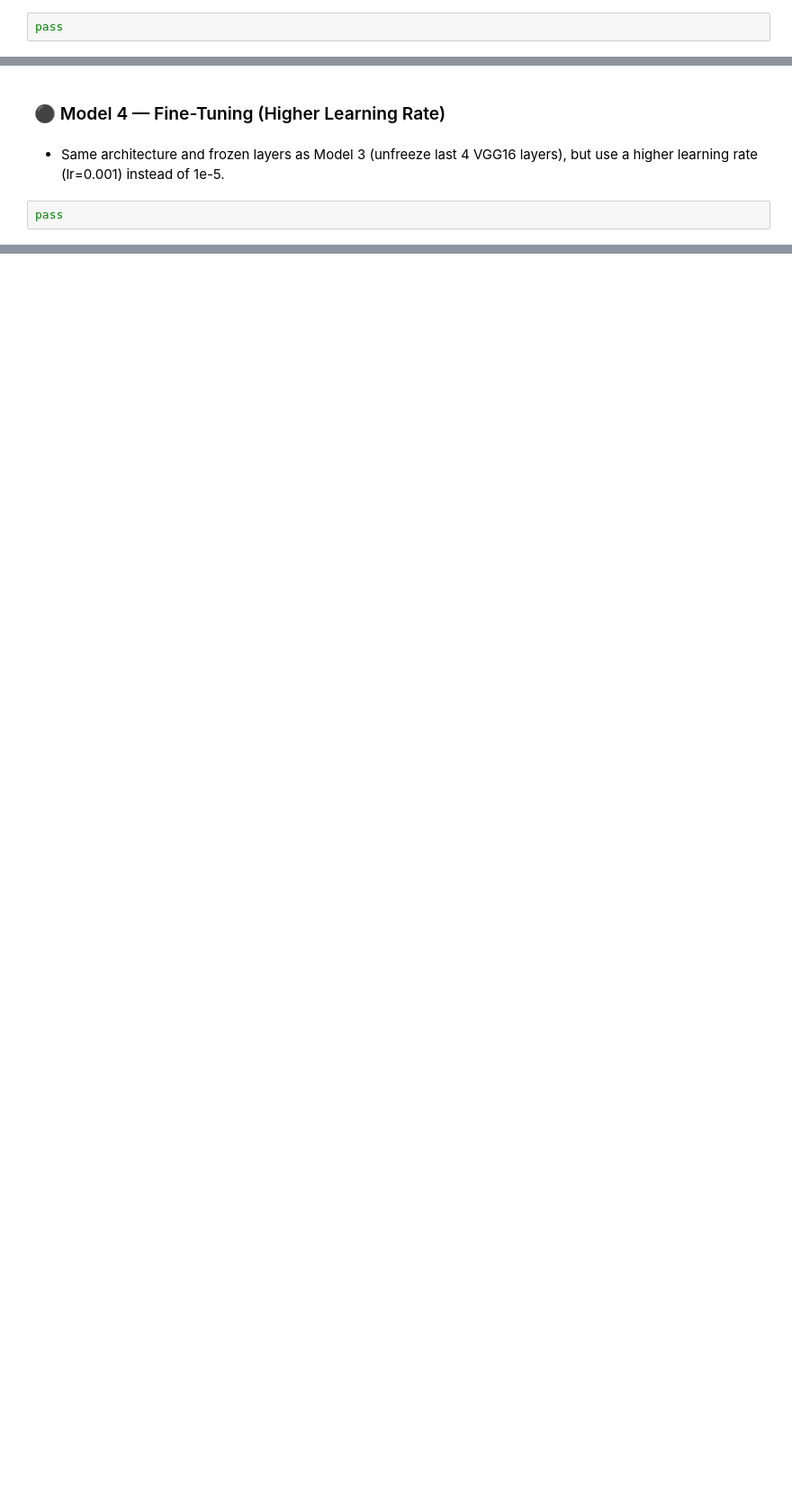
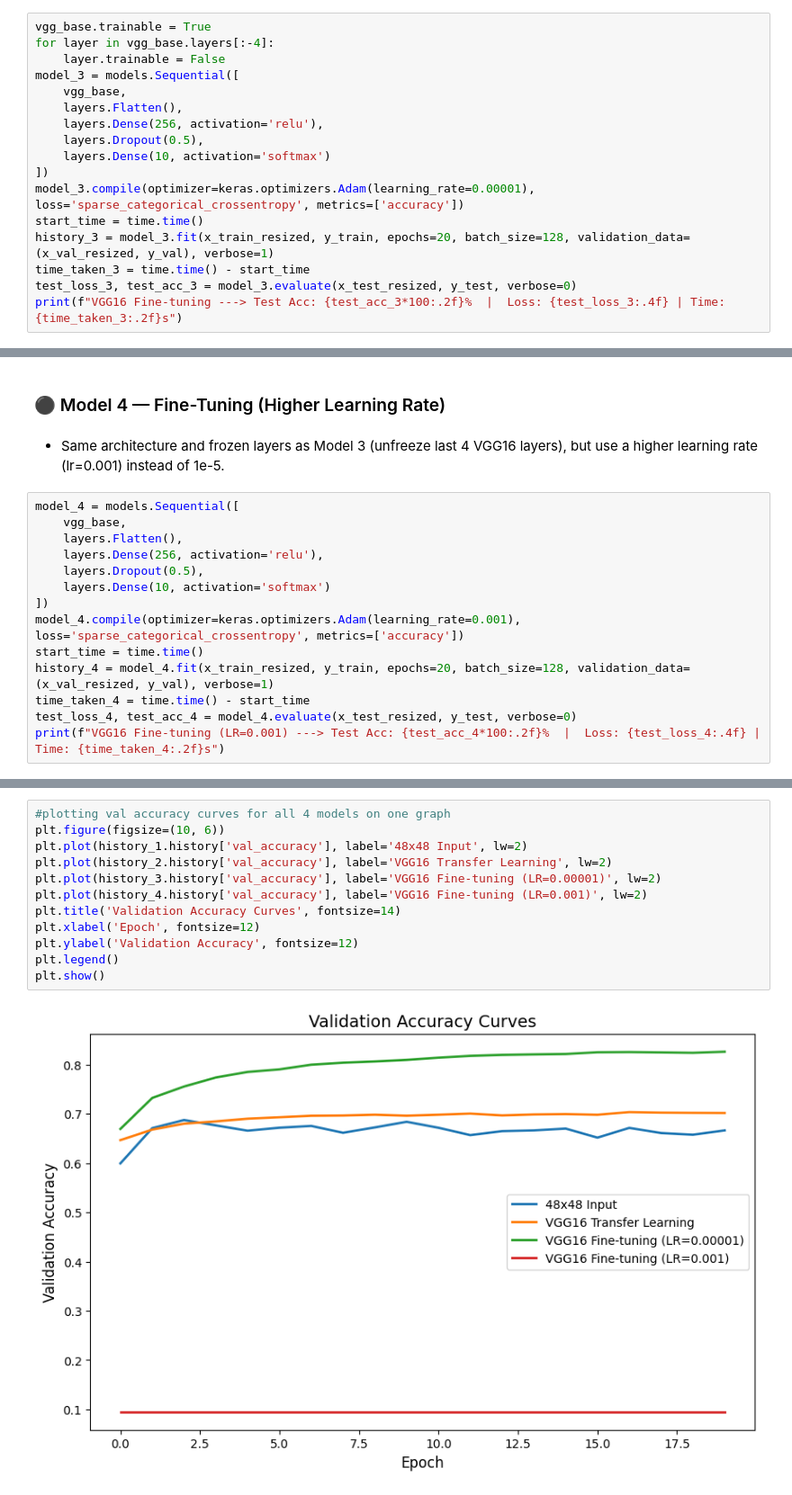
Before and after one commit to Youssef-Elhelw/CIFAR10-CNN-Optimization, a Jupyter notebook: 20230499_20230596_20230709_CNN_Assignment.ipynb, the cells around one changed output, grey strips where cells are left out. Shown at 90% size. Cells and saved outputs as stored; diff of their text form; blank space fills up the shorter version.

```diff
--- a/20230499_20230596_20230709_CNN_Assignment.ipynb
+++ b/20230499_20230596_20230709_CNN_Assignment.ipynb
@@ -561,4 +620,19 @@ pass
 
 - Use a LOWER learning rate (1e-5) to avoid destroying the pre-trained weights.
 # %%
-pass
+vgg_base.trainable = True
+for layer in vgg_base.layers[:-4]:
+    layer.trainable = False
+model_3 = models.Sequential([
+    vgg_base,
+    layers.Flatten(),
+    layers.Dense(256, activation='relu'),
+    layers.Dropout(0.5),
+    layers.Dense(10, activation='softmax')
+])
+model_3.compile(optimizer=keras.optimizers.Adam(learning_rate=0.00001), loss='sparse_categorical_crossentropy', metrics=['accuracy'])
+start_time = time.time()
+history_3 = model_3.fit(x_train_resized, y_train, epochs=20, batch_size=128, validation_data=(x_val_resized, y_val), verbose=1)
+time_taken_3 = time.time() - start_time
+test_loss_3, test_acc_3 = model_3.evaluate(x_test_resized, y_test, verbose=0)
+print(f"VGG16 Fine-tuning ---> Test Acc: {test_acc_3*100:.2f}%  |  Loss: {test_loss_3:.4f} | Time: {time_taken_3:.2f}s")
@@ -567,4 +659,16 @@ pass
 # %% [markdown]
 - Same architecture and frozen layers as Model 3 (unfreeze last 4 VGG16 layers), but use a higher learning  rate (lr=0.001) instead of 1e-5.
 # %%
-pass
+model_4 = models.Sequential([
+    vgg_base,
+    layers.Flatten(),
+    layers.Dense(256, activation='relu'),
+    layers.Dropout(0.5),
+    layers.Dense(10, activation='softmax')
+])
+model_4.compile(optimizer=keras.optimizers.Adam(learning_rate=0.001), loss='sparse_categorical_crossentropy', metrics=['accuracy'])
+start_time = time.time()
+history_4 = model_4.fit(x_train_resized, y_train, epochs=20, batch_size=128, validation_data=(x_val_resized, y_val), verbose=1)
+time_taken_4 = time.time() - start_time
+test_loss_4, test_acc_4 = model_4.evaluate(x_test_resized, y_test, verbose=0)
+print(f"VGG16 Fine-tuning (LR=0.001) ---> Test Acc: {test_acc_4*100:.2f}%  |  Loss: {test_loss_4:.4f} | Time: {time_taken_4:.2f}s")
@@ -570,0 +695,14 @@ pass
+# %%
+#plotting val accuracy curves for all 4 models on one graph
+plt.figure(figsize=(10, 6))
+plt.plot(history_1.history['val_accuracy'], label='48x48 Input', lw=2)
+plt.plot(history_2.history['val_accuracy'], label='VGG16 Transfer Learning', lw=2)
+plt.plot(history_3.history['val_accuracy'], label='VGG16 Fine-tuning (LR=0.00001)', lw=2)
+plt.plot(history_4.history['val_accuracy'], label='VGG16 Fine-tuning (LR=0.001)', lw=2)
+plt.title('Validation Accuracy Curves', fontsize=14)
+plt.xlabel('Epoch', fontsize=12)
+plt.ylabel('Validation Accuracy', fontsize=12)
+plt.legend()
+plt.show()
+# %% [output]
+[figure, added]
```
Also changed, not shown: parts of 9 cells of this notebook.
